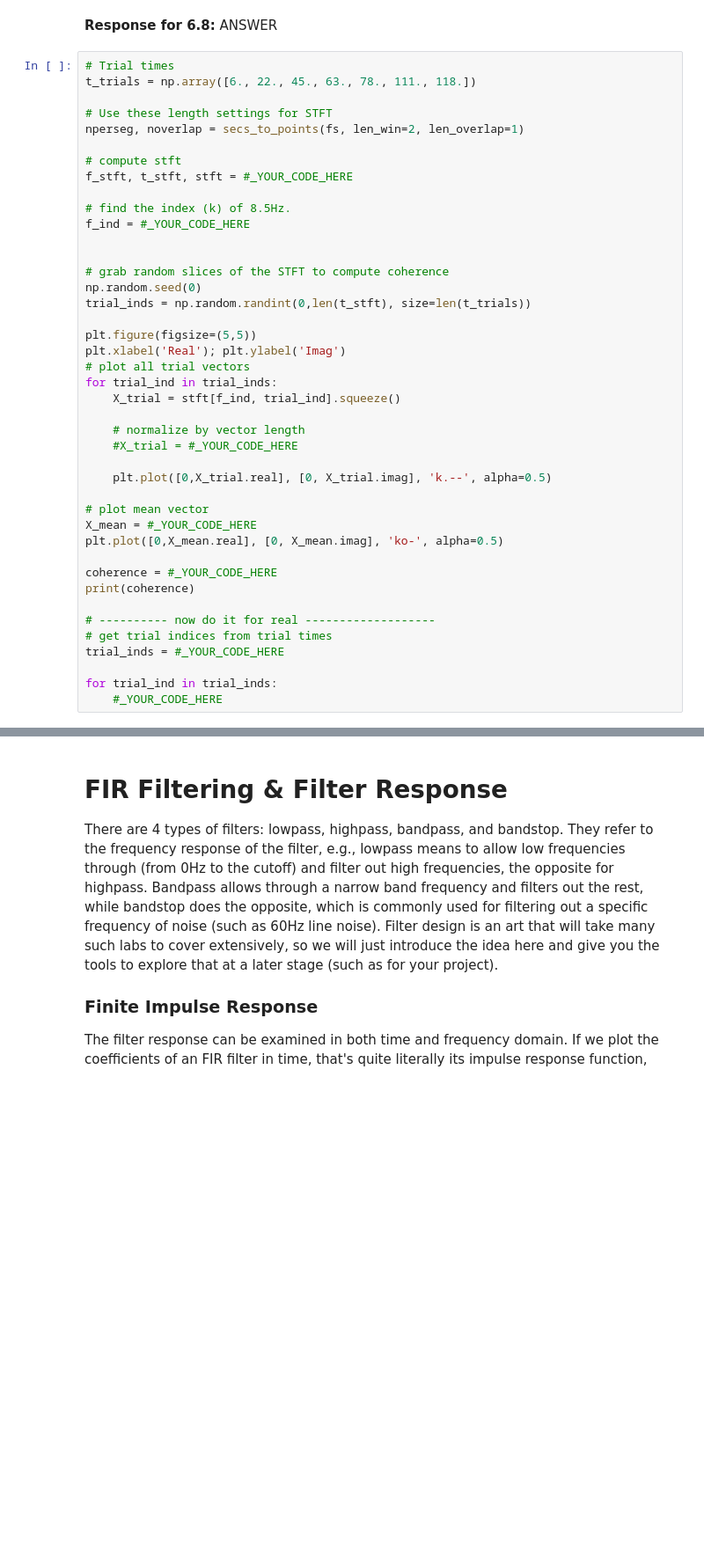
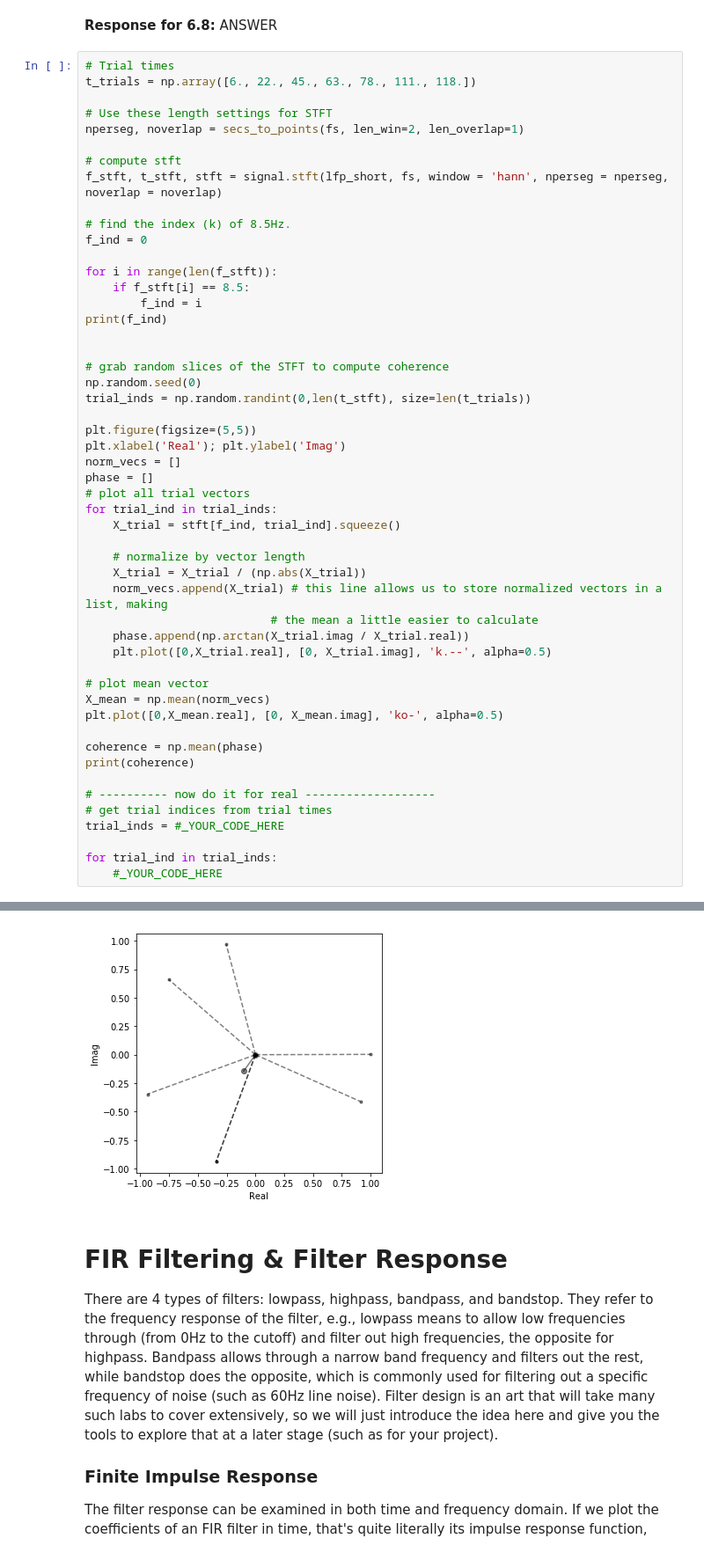
Before and after one commit to rmontehe/COGS118C, a Jupyter notebook: Assignments/Assignment 3/A3-TimeFrequencyFiltering.ipynb, the cells around one changed output, grey strips where cells are left out. Shown at 88% size. Saved outputs shown, nothing was run; the diff lists cells and outputs as text; blank space fills up the shorter version.

```diff
--- a/Assignments/Assignment 3/A3-TimeFrequencyFiltering.ipynb
+++ b/Assignments/Assignment 3/A3-TimeFrequencyFiltering.ipynb
@@ -566,10 +583,15 @@ t_trials = np.array([6., 22., 45., 63., 78., 111., 118.])
 nperseg, noverlap = secs_to_points(fs, len_win=2, len_overlap=1)
 
 # compute stft
-f_stft, t_stft, stft = #_YOUR_CODE_HERE
+f_stft, t_stft, stft = signal.stft(lfp_short, fs, window = 'hann', nperseg = nperseg, noverlap = noverlap)
 
 # find the index (k) of 8.5Hz.
-f_ind = #_YOUR_CODE_HERE
+f_ind = 0
+
+for i in range(len(f_stft)):
+    if f_stft[i] == 8.5:
+        f_ind = i
+print(f_ind)
 
 
 # grab random slices of the STFT to compute coherence
@@ -578,20 +600,24 @@ trial_inds = np.random.randint(0,len(t_stft), size=len(t_trials))
 
 plt.figure(figsize=(5,5))
 plt.xlabel('Real'); plt.ylabel('Imag')
+norm_vecs = []
+phase = []
 # plot all trial vectors
 for trial_ind in trial_inds:
     X_trial = stft[f_ind, trial_ind].squeeze()
 
     # normalize by vector length
-    #X_trial = #_YOUR_CODE_HERE
-
+    X_trial = X_trial / (np.abs(X_trial))
+    norm_vecs.append(X_trial) # this line allows us to store normalized vectors in a list, making
+                           # the mean a little easier to calculate
+    phase.append(np.arctan(X_trial.imag / X_trial.real))
     plt.plot([0,X_trial.real], [0, X_trial.imag], 'k.--', alpha=0.5)
 
 # plot mean vector
-X_mean = #_YOUR_CODE_HERE
+X_mean = np.mean(norm_vecs)
 plt.plot([0,X_mean.real], [0, X_mean.imag], 'ko-', alpha=0.5)
 
-coherence = #_YOUR_CODE_HERE
+coherence = np.mean(phase)
 print(coherence)
 
 # ---------- now do it for real -------------------
@@ -600,3 +626,4 @@ trial_inds = #_YOUR_CODE_HERE
 
 for trial_ind in trial_inds:
     #_YOUR_CODE_HERE
+# %% [output]
@@ -603,3 +632,4 @@ for trial_ind in trial_inds:
+[figure, added]
 # %% [markdown]
 # FIR Filtering & Filter Response
 There are 4 types of filters: lowpass, highpass, bandpass, and bandstop. They refer to the frequency response of the filter, e.g., lowpass means to allow low frequencies through (from 0Hz to the cutoff) and filter out high frequencies, the opposite for highpass. Bandpass allows through a narrow band frequency and filters out the rest, while bandstop does the opposite, which is commonly used for filtering out a specific frequency of noise (such as 60Hz line noise). Filter design is an art that will take many such labs to cover extensively, so we will just introduce the idea here and give you the tools to explore that at a later stage (such as for your project).
```
Also changed, not shown: parts of 3 cells of this notebook.
